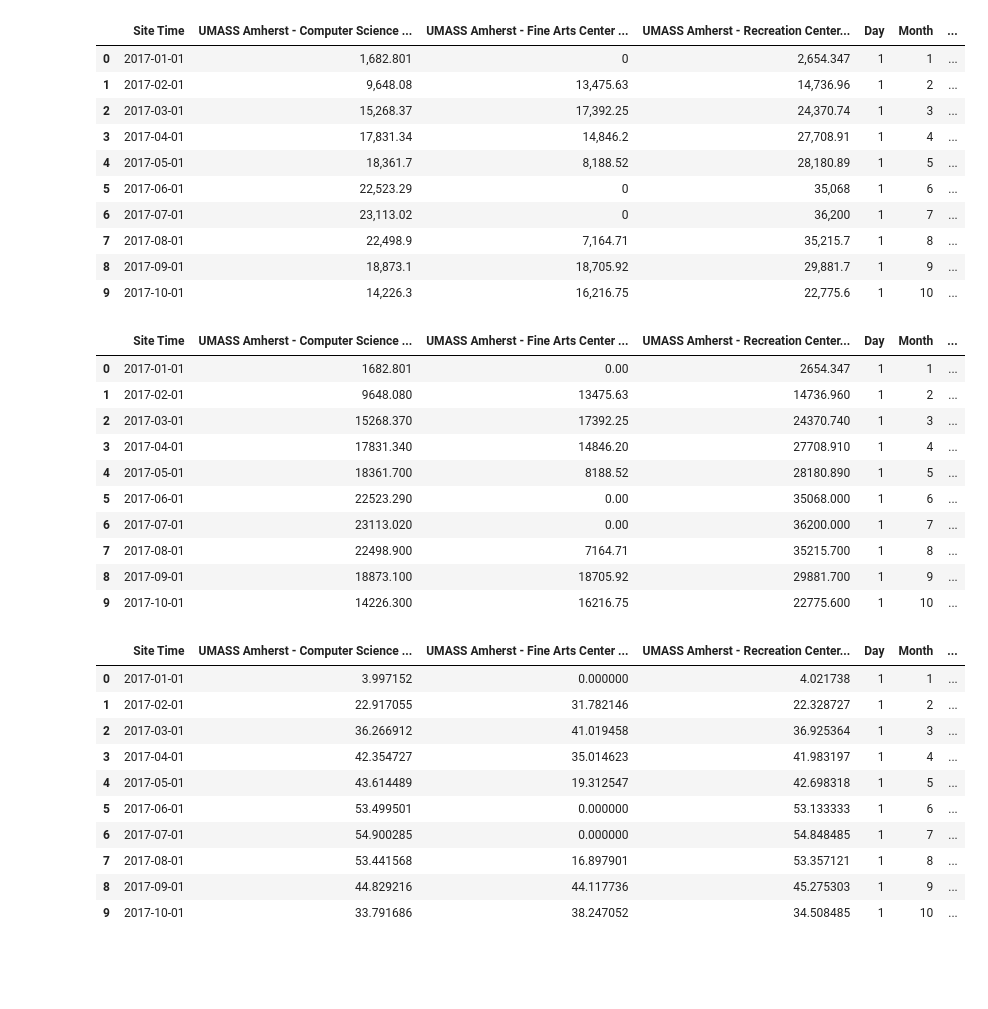
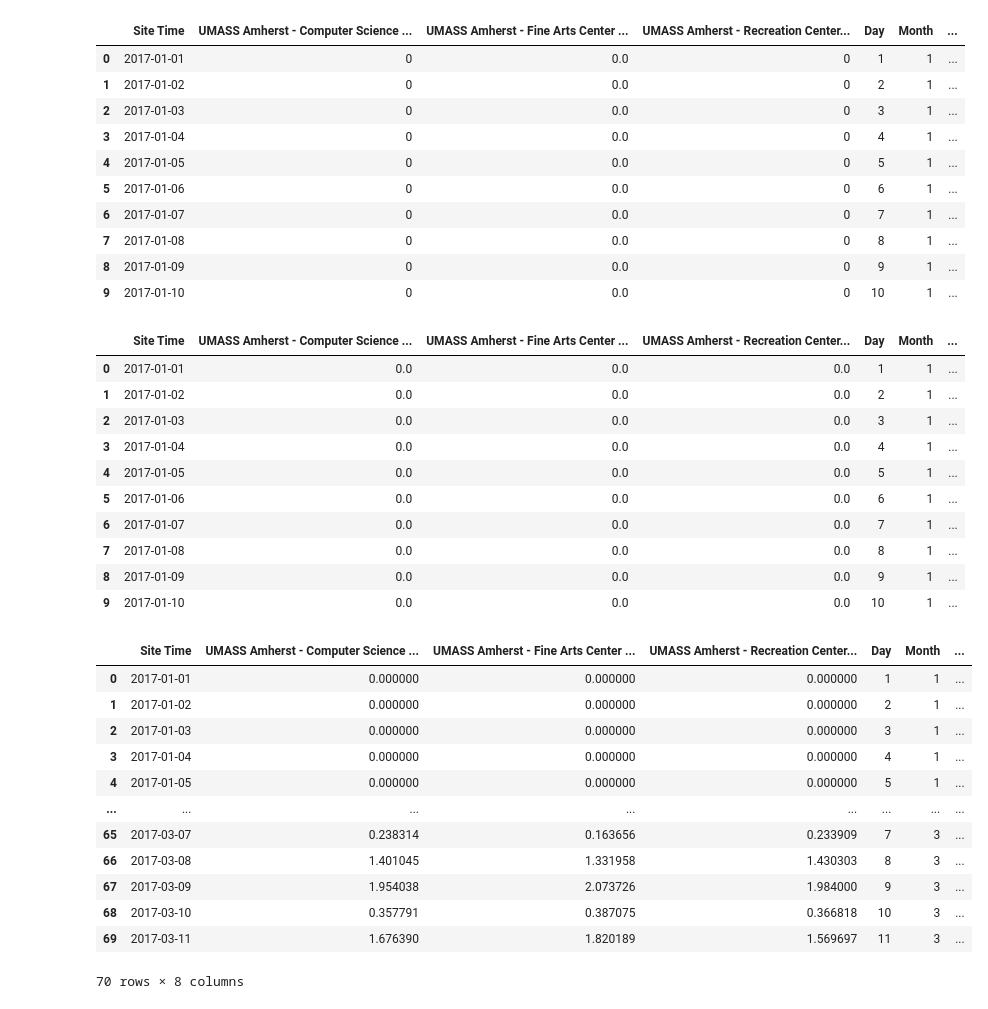
Before and after one commit to A-Wadhwani/ME597-Project, a Jupyter notebook: UMass Solar data cleaning.ipynb, the cells around one changed output. Saved outputs shown, nothing was run; the diff lists cells and outputs as text; code cells hidden in the pictures; blank space fills up the shorter version.

```diff
--- a/UMass Solar data cleaning.ipynb
+++ b/UMass Solar data cleaning.ipynb
@@ -8,5 +8,5 @@ import matplotlib.pyplot as plt
 #rec - 660 panel
 #fine arts - 424 panels
 # %%
-data_df =  pd.read_csv('UMass.csv', parse_dates=['Site Time'], )
+data_df =  pd.read_csv('UMass_PowerConsumption.csv', parse_dates=['Site Time'], )
 weather_df = pd.read_csv('Amherst_Weather_Cleaned.csv',)
@@ -51,52 +76,54 @@ data_new_df = data_df[data_df.Year != 2020].drop(['UMASS Amherst - Champions Cen
 data_new_df.head(10)
 # %% [output]
 |  | Site Time | UMASS Amherst - Computer Science ... | UMASS Amherst - Fine Arts Center ... | UMASS Amherst - Recreation Center... | Day | Month | ... |
-| 0 | 2017-01-01 | 1,682.801 | 0 | 2,654.347 | 1 | 1 | ... |
-| 1 | 2017-02-01 | 9,648.08 | 13,475.63 | 14,736.96 | 1 | 2 | ... |
-| 2 | 2017-03-01 | 15,268.37 | 17,392.25 | 24,370.74 | 1 | 3 | ... |
-| 3 | 2017-04-01 | 17,831.34 | 14,846.2 | 27,708.91 | 1 | 4 | ... |
-| 4 | 2017-05-01 | 18,361.7 | 8,188.52 | 28,180.89 | 1 | 5 | ... |
-| 5 | 2017-06-01 | 22,523.29 | 0 | 35,068 | 1 | 6 | ... |
-| 6 | 2017-07-01 | 23,113.02 | 0 | 36,200 | 1 | 7 | ... |
-| 7 | 2017-08-01 | 22,498.9 | 7,164.71 | 35,215.7 | 1 | 8 | ... |
-| 8 | 2017-09-01 | 18,873.1 | 18,705.92 | 29,881.7 | 1 | 9 | ... |
-| 9 | 2017-10-01 | 14,226.3 | 16,216.75 | 22,775.6 | 1 | 10 | ... |
+| 0 | 2017-01-01 | 0 | 0.0 | 0 | 1 | 1 | ... |
+| 1 | 2017-01-02 | 0 | 0.0 | 0 | 2 | 1 | ... |
+| 2 | 2017-01-03 | 0 | 0.0 | 0 | 3 | 1 | ... |
+| 3 | 2017-01-04 | 0 | 0.0 | 0 | 4 | 1 | ... |
+| 4 | 2017-01-05 | 0 | 0.0 | 0 | 5 | 1 | ... |
+| 5 | 2017-01-06 | 0 | 0.0 | 0 | 6 | 1 | ... |
+| 6 | 2017-01-07 | 0 | 0.0 | 0 | 7 | 1 | ... |
+| 7 | 2017-01-08 | 0 | 0.0 | 0 | 8 | 1 | ... |
+| 8 | 2017-01-09 | 0 | 0.0 | 0 | 9 | 1 | ... |
+| 9 | 2017-01-10 | 0 | 0.0 | 0 | 10 | 1 | ... |
 # %%
 data_new_df['UMASS Amherst - Computer Science null'] = data_new_df['UMASS Amherst - Computer Science null'].str.replace(',','').astype(float)
-data_new_df['UMASS Amherst - Fine Arts Center null'] = data_new_df['UMASS Amherst - Fine Arts Center null'].str.replace(',','').astype(float)
+#data_new_df['UMASS Amherst - Fine Arts Center null'] = data_new_df['UMASS Amherst - Fine Arts Center null'].str.replace(',','').astype(float)
 data_new_df['UMASS Amherst - Recreation Center null'] = data_new_df['UMASS Amherst - Recreation Center null'].str.replace(',','').astype(float)
 # %%
 data_new_df.head(10)
 # %% [output]
 |  | Site Time | UMASS Amherst - Computer Science ... | UMASS Amherst - Fine Arts Center ... | UMASS Amherst - Recreation Center... | Day | Month | ... |
-| 0 | 2017-01-01 | 1682.801 | 0.00 | 2654.347 | 1 | 1 | ... |
-| 1 | 2017-02-01 | 9648.080 | 13475.63 | 14736.960 | 1 | 2 | ... |
-| 2 | 2017-03-01 | 15268.370 | 17392.25 | 24370.740 | 1 | 3 | ... |
-| 3 | 2017-04-01 | 17831.340 | 14846.20 | 27708.910 | 1 | 4 | ... |
-| 4 | 2017-05-01 | 18361.700 | 8188.52 | 28180.890 | 1 | 5 | ... |
-| 5 | 2017-06-01 | 22523.290 | 0.00 | 35068.000 | 1 | 6 | ... |
-| 6 | 2017-07-01 | 23113.020 | 0.00 | 36200.000 | 1 | 7 | ... |
-| 7 | 2017-08-01 | 22498.900 | 7164.71 | 35215.700 | 1 | 8 | ... |
-| 8 | 2017-09-01 | 18873.100 | 18705.92 | 29881.700 | 1 | 9 | ... |
-| 9 | 2017-10-01 | 14226.300 | 16216.75 | 22775.600 | 1 | 10 | ... |
+| 0 | 2017-01-01 | 0.0 | 0.0 | 0.0 | 1 | 1 | ... |
+| 1 | 2017-01-02 | 0.0 | 0.0 | 0.0 | 2 | 1 | ... |
+| 2 | 2017-01-03 | 0.0 | 0.0 | 0.0 | 3 | 1 | ... |
+| 3 | 2017-01-04 | 0.0 | 0.0 | 0.0 | 4 | 1 | ... |
+| 4 | 2017-01-05 | 0.0 | 0.0 | 0.0 | 5 | 1 | ... |
+| 5 | 2017-01-06 | 0.0 | 0.0 | 0.0 | 6 | 1 | ... |
+| 6 | 2017-01-07 | 0.0 | 0.0 | 0.0 | 7 | 1 | ... |
+| 7 | 2017-01-08 | 0.0 | 0.0 | 0.0 | 8 | 1 | ... |
+| 8 | 2017-01-09 | 0.0 | 0.0 | 0.0 | 9 | 1 | ... |
+| 9 | 2017-01-10 | 0.0 | 0.0 | 0.0 | 10 | 1 | ... |
 # %%
 data_new_df['UMASS Amherst - Computer Science null'] = data_new_df['UMASS Amherst - Computer Science null'] / 421
 data_new_df['UMASS Amherst - Fine Arts Center null'] = data_new_df['UMASS Amherst - Fine Arts Center null'] / 424
 data_new_df['UMASS Amherst - Recreation Center null'] = data_new_df['UMASS Amherst - Recreation Center null'] / 660
 # %%
-data_new_df.head(10)
+data_new_df.head(70)
 # %% [output]
 |  | Site Time | UMASS Amherst - Computer Science ... | UMASS Amherst - Fine Arts Center ... | UMASS Amherst - Recreation Center... | Day | Month | ... |
-| 0 | 2017-01-01 | 3.997152 | 0.000000 | 4.021738 | 1 | 1 | ... |
-| 1 | 2017-02-01 | 22.917055 | 31.782146 | 22.328727 | 1 | 2 | ... |
-| 2 | 2017-03-01 | 36.266912 | 41.019458 | 36.925364 | 1 | 3 | ... |
-| 3 | 2017-04-01 | 42.354727 | 35.014623 | 41.983197 | 1 | 4 | ... |
-| 4 | 2017-05-01 | 43.614489 | 19.312547 | 42.698318 | 1 | 5 | ... |
-| 5 | 2017-06-01 | 53.499501 | 0.000000 | 53.133333 | 1 | 6 | ... |
-| 6 | 2017-07-01 | 54.900285 | 0.000000 | 54.848485 | 1 | 7 | ... |
-| 7 | 2017-08-01 | 53.441568 | 16.897901 | 53.357121 | 1 | 8 | ... |
-| 8 | 2017-09-01 | 44.829216 | 44.117736 | 45.275303 | 1 | 9 | ... |
-| 9 | 2017-10-01 | 33.791686 | 38.247052 | 34.508485 | 1 | 10 | ... |
+| 0 | 2017-01-01 | 0.000000 | 0.000000 | 0.000000 | 1 | 1 | ... |
+| 1 | 2017-01-02 | 0.000000 | 0.000000 | 0.000000 | 2 | 1 | ... |
+| 2 | 2017-01-03 | 0.000000 | 0.000000 | 0.000000 | 3 | 1 | ... |
+| 3 | 2017-01-04 | 0.000000 | 0.000000 | 0.000000 | 4 | 1 | ... |
+| 4 | 2017-01-05 | 0.000000 | 0.000000 | 0.000000 | 5 | 1 | ... |
+| ... | ... | ... | ... | ... | ... | ... | ... |
+| 65 | 2017-03-07 | 0.238314 | 0.163656 | 0.233909 | 7 | 3 | ... |
+| 66 | 2017-03-08 | 1.401045 | 1.331958 | 1.430303 | 8 | 3 | ... |
+| 67 | 2017-03-09 | 1.954038 | 2.073726 | 1.984000 | 9 | 3 | ... |
+| 68 | 2017-03-10 | 0.357791 | 0.387075 | 0.366818 | 10 | 3 | ... |
+| 69 | 2017-03-11 | 1.676390 | 1.820189 | 1.569697 | 11 | 3 | ... |
+70 rows × 8 columns
 # %%
 data_new_df = data_new_df.drop(['Site Time'], axis=1)
 data_new_df.head(10)
```
Also changed, not shown: parts of 16 cells of this notebook, 1 other file.
